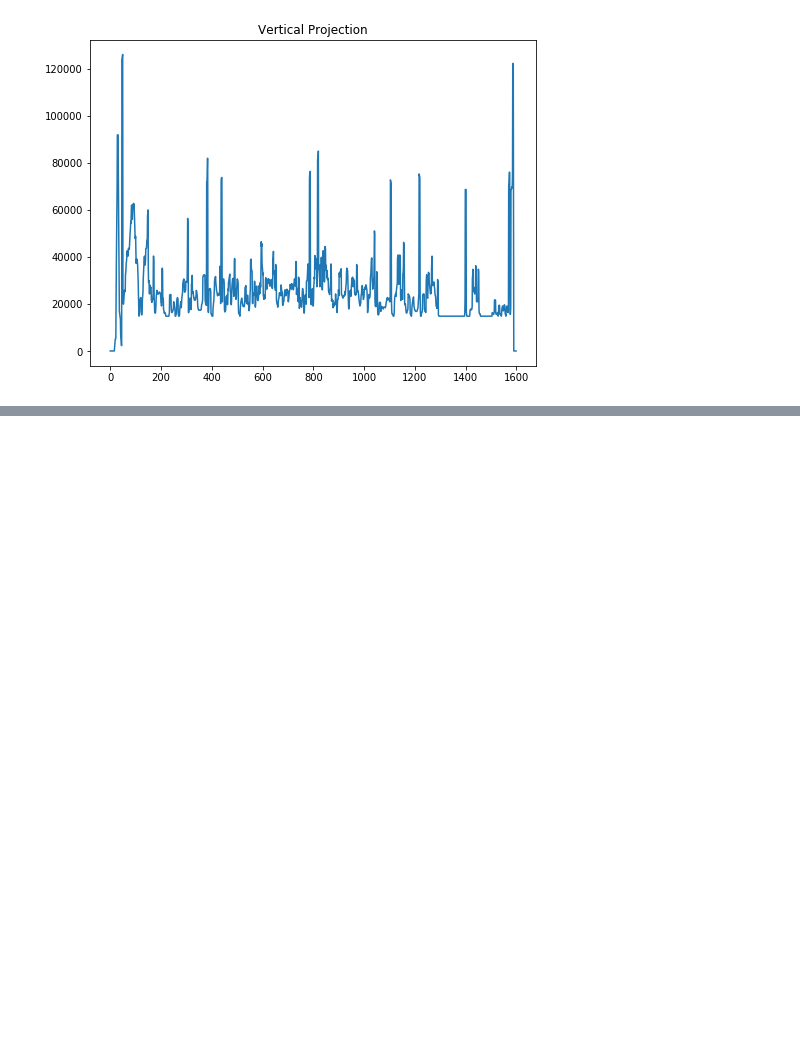
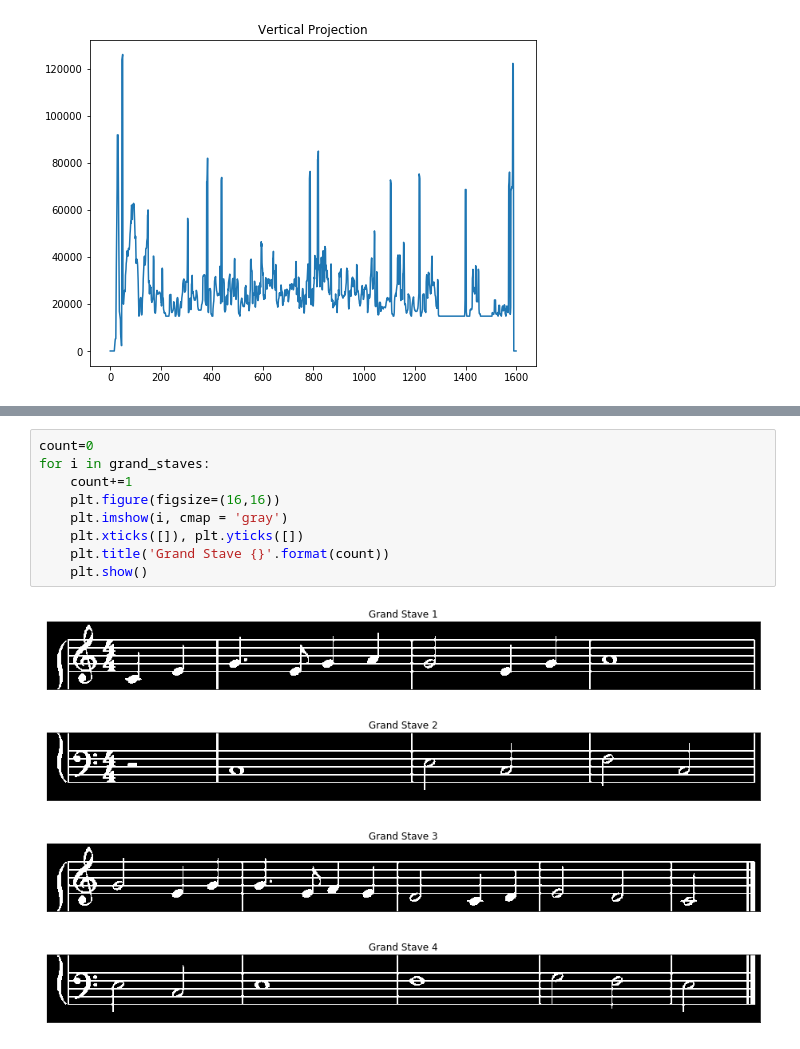
Before and after one commit to tronak19/CV-Project, a Jupyter notebook: Main.ipynb, the cells around one changed output, grey strips where cells are left out. Saved outputs shown, nothing was run; the diff lists cells and outputs as text; blank space fills up the shorter version.

```diff
--- a/Main.ipynb
+++ b/Main.ipynb
@@ -58,0 +108,14 @@ plt.show()
+# %%
+count=0
+for i in grand_staves:
+    count+=1
+    plt.figure(figsize=(16,16))
+    plt.imshow(i, cmap = 'gray')
+    plt.xticks([]), plt.yticks([])
+    plt.title('Grand Stave {}'.format(count))
+    plt.show()
+# %% [output]
+[figure, added]
+[figure, added]
+[figure, added]
+[figure, added]
```
Also changed, not shown: parts of 8 cells of this notebook.
